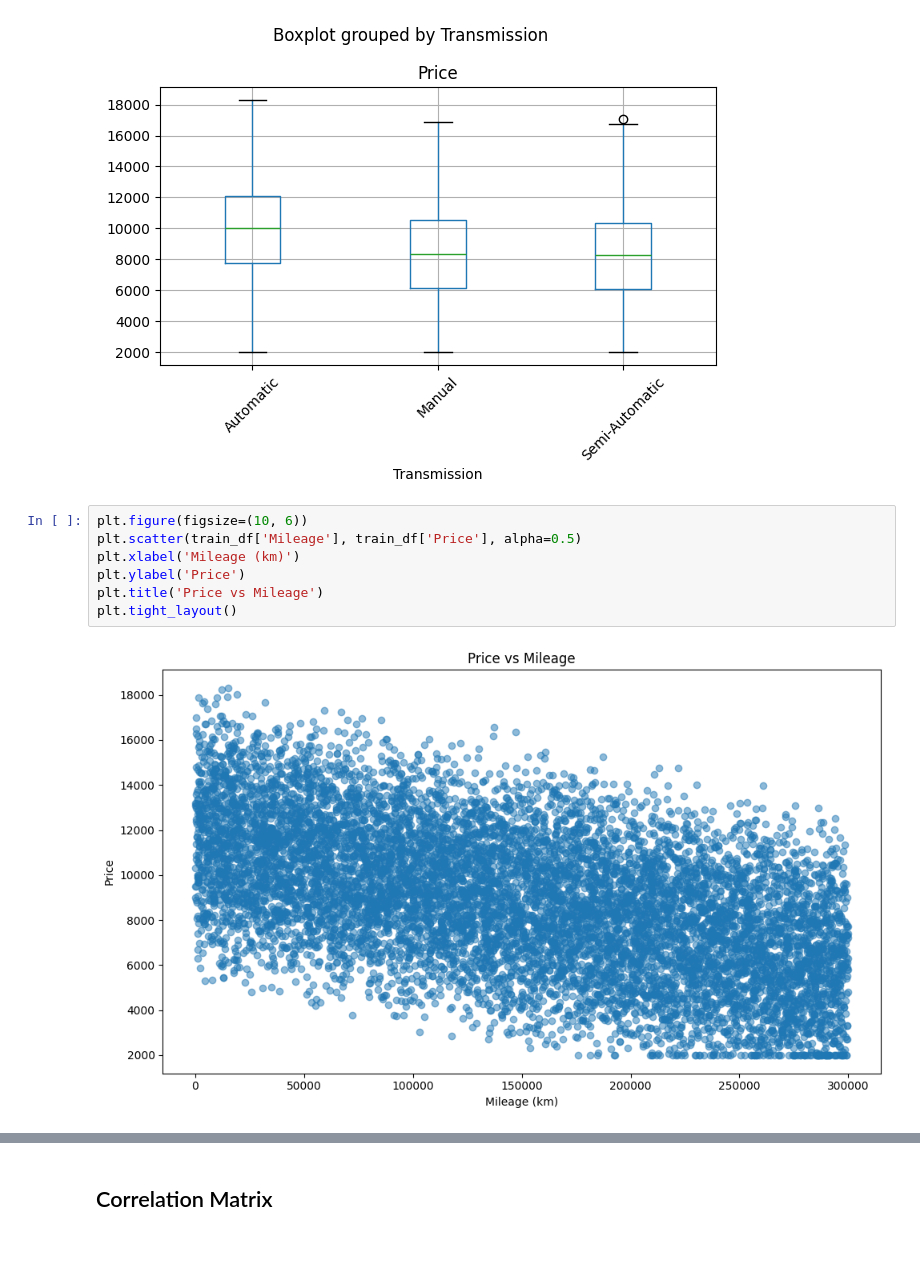
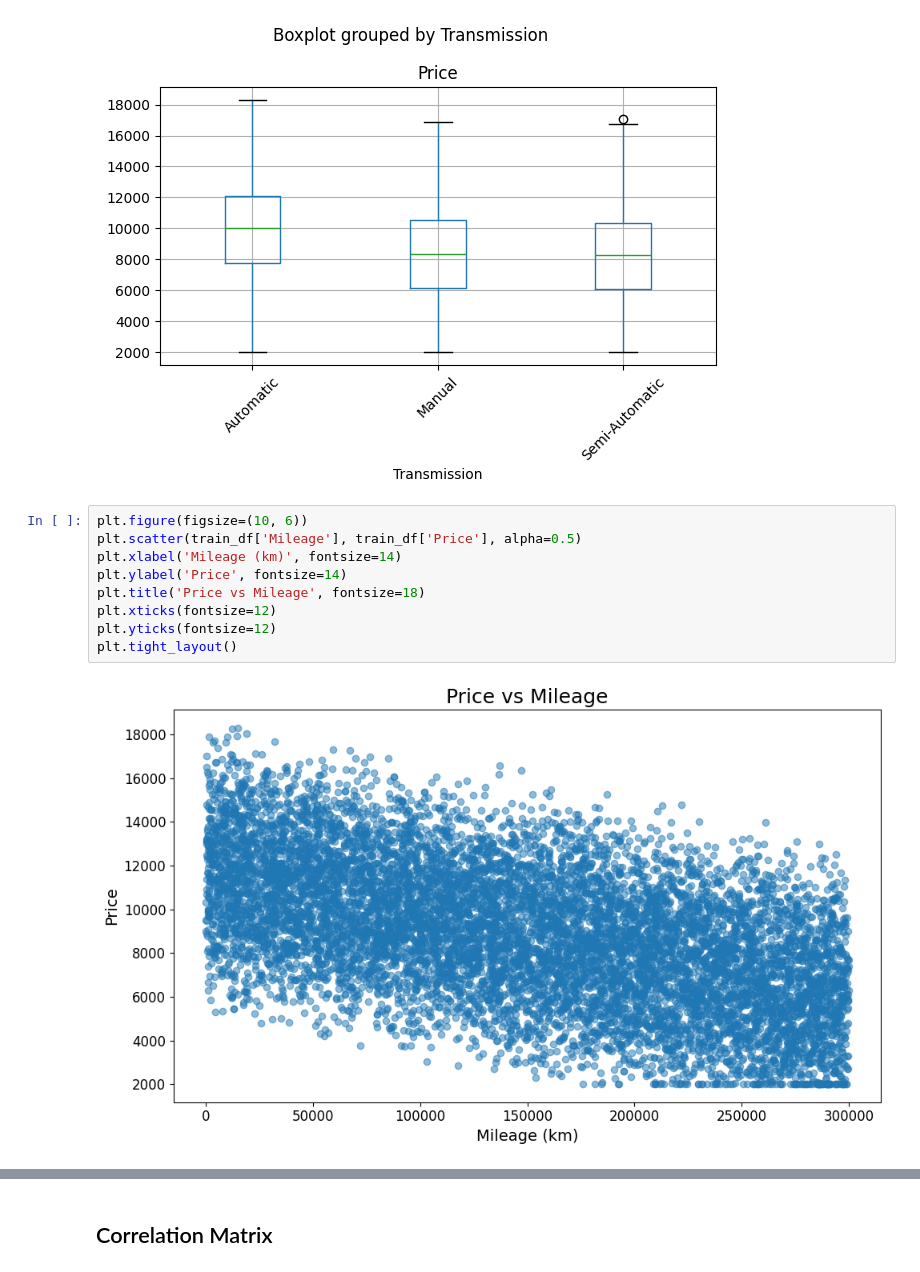
Before and after one commit to Chrissydrx/el-37-final-project, a Jupyter notebook: transform-data.ipynb, the cells around one changed output, grey strips where cells are left out. Cells and saved outputs as stored; diff of their text form.

```diff
--- a/transform-data.ipynb
+++ b/transform-data.ipynb
@@ -99,12 +130,14 @@ plt.tight_layout()
 # %%
 plt.figure(figsize=(10, 6))
 plt.scatter(train_df['Mileage'], train_df['Price'], alpha=0.5)
-plt.xlabel('Mileage (km)')
-plt.ylabel('Price')
-plt.title('Price vs Mileage')
+plt.xlabel('Mileage (km)', fontsize=14)
+plt.ylabel('Price', fontsize=14)
+plt.title('Price vs Mileage', fontsize=18)
+plt.xticks(fontsize=12)
+plt.yticks(fontsize=12)
 plt.tight_layout()
 # %% [output]
-[figure, old version]
+[figure, new version]
 # %%
 plt.figure(figsize=(15, 8))
 train_df.boxplot(column='Price', by='Year', rot=45)
```
Also changed, not shown: parts of 5 cells of this notebook, 4 other files.
